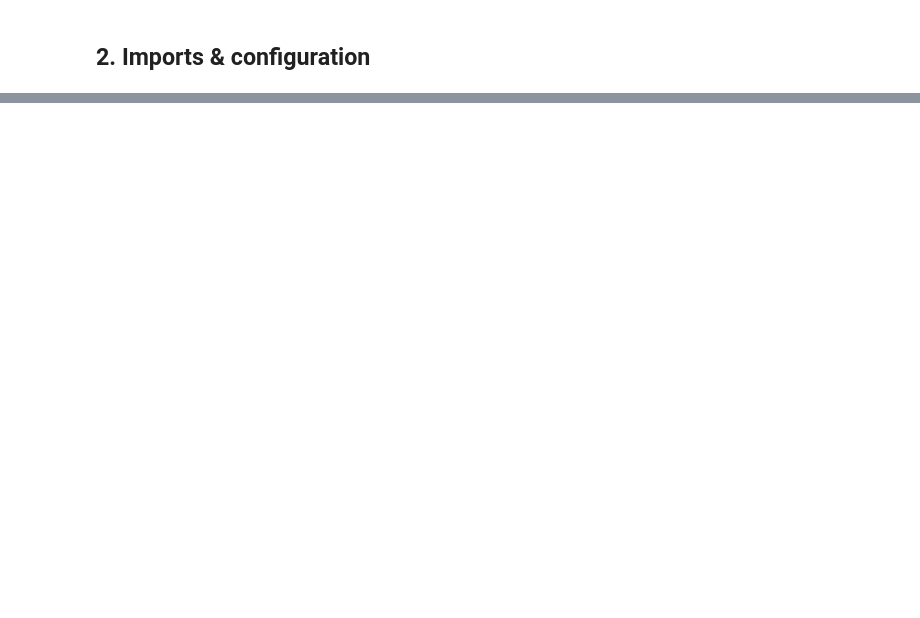
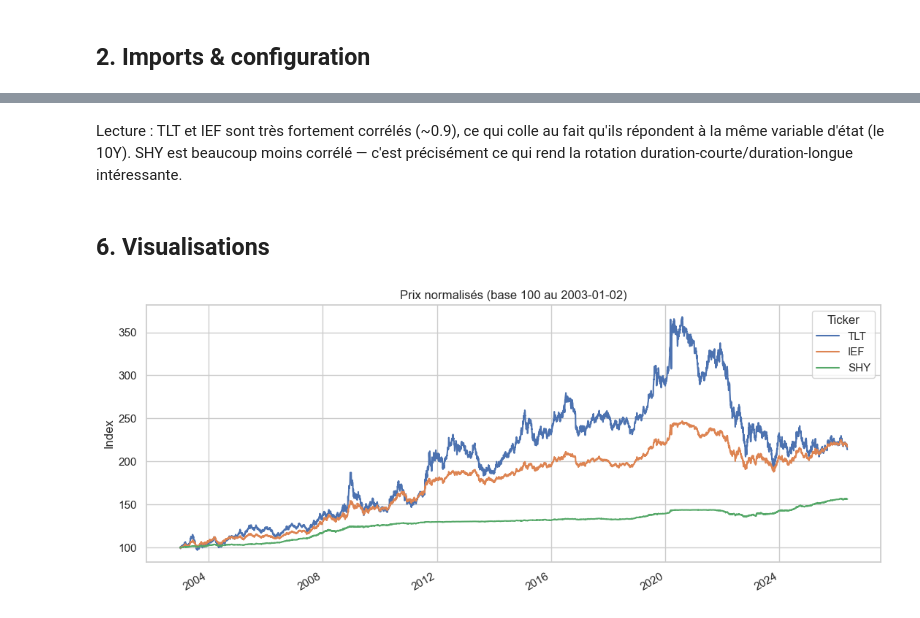
Before and after one commit to jbouniol/financial-engineering-lbo, a Jupyter notebook: notebooks/01_EDA.ipynb, the cells around one changed output, grey strips where cells are left out. Cells and saved outputs as stored; diff of their text form; code cells hidden in the pictures; blank space fills up the shorter version.

Commit message:
EDA and data collection

```diff
--- a/notebooks/01_EDA.ipynb
+++ b/notebooks/01_EDA.ipynb
@@ -13,4 +22,22 @@ Ce notebook est exploratoire — il n'a pas à être parfait, mais doit poser de
 # %% [markdown]
 ## 2. Imports & configuration
+# %%
+import sys
+from pathlib import Path
+
+ROOT = Path.cwd().parent
+if str(ROOT) not in sys.path:
+    sys.path.insert(0, str(ROOT))
+
+import numpy as np
+import pandas as pd
+import matplotlib.pyplot as plt
+import seaborn as sns
+
+from src.data import load_all
+
+pd.set_option("display.float_format", lambda x: f"{x:,.4f}")
+sns.set_theme(style="whitegrid", context="notebook")
+np.random.seed(42)
 # %% [markdown]
 ## 3. Chargement des données
@@ -38,0 +44,8 @@ Résumé des observations clés et hypothèses à tester dans `02_backtest_and_s
+# %%
+data = load_all()
+prices = data["prices"]
+yields = data["yields_aligned"]
+
+print("Prices :", prices.shape, prices.index.min().date(), "→", prices.index.max().date())
+print("Yields :", yields.shape, yields.index.min().date(), "→", yields.index.max().date())
+prices.head()
@@ -38,0 +157,14 @@ Résumé des observations clés et hypothèses à tester dans `02_backtest_and_s
+# %% [markdown]
+Lecture : TLT et IEF sont très fortement corrélés (~0.9), ce qui colle au fait qu'ils répondent à la même variable d'état (le 10Y). SHY est beaucoup moins corrélé — c'est précisément ce qui rend la rotation duration-courte/duration-longue intéressante.
+# %% [markdown]
+## 6. Visualisations
+# %%
+norm = prices / prices.iloc[0] * 100
+fig, ax = plt.subplots(figsize=(11, 4.5))
+norm.plot(ax=ax)
+ax.set_title("Prix normalisés (base 100 au 2003-01-02)")
+ax.set_ylabel("Index")
+ax.set_xlabel("")
+plt.tight_layout()
+# %% [output]
+[figure, added]
```
Also changed, not shown: parts of 27 cells of this notebook, 5 other files.
